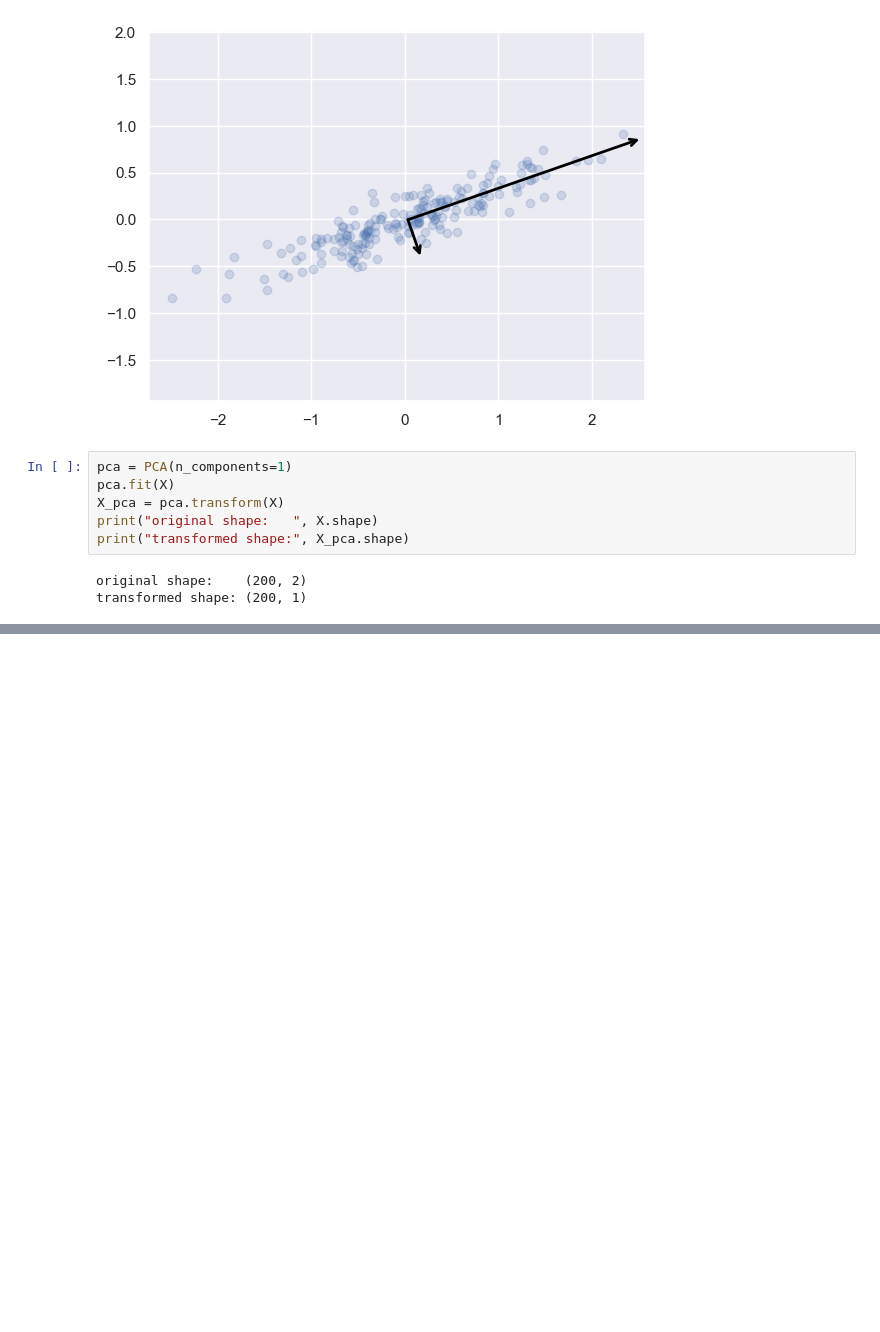
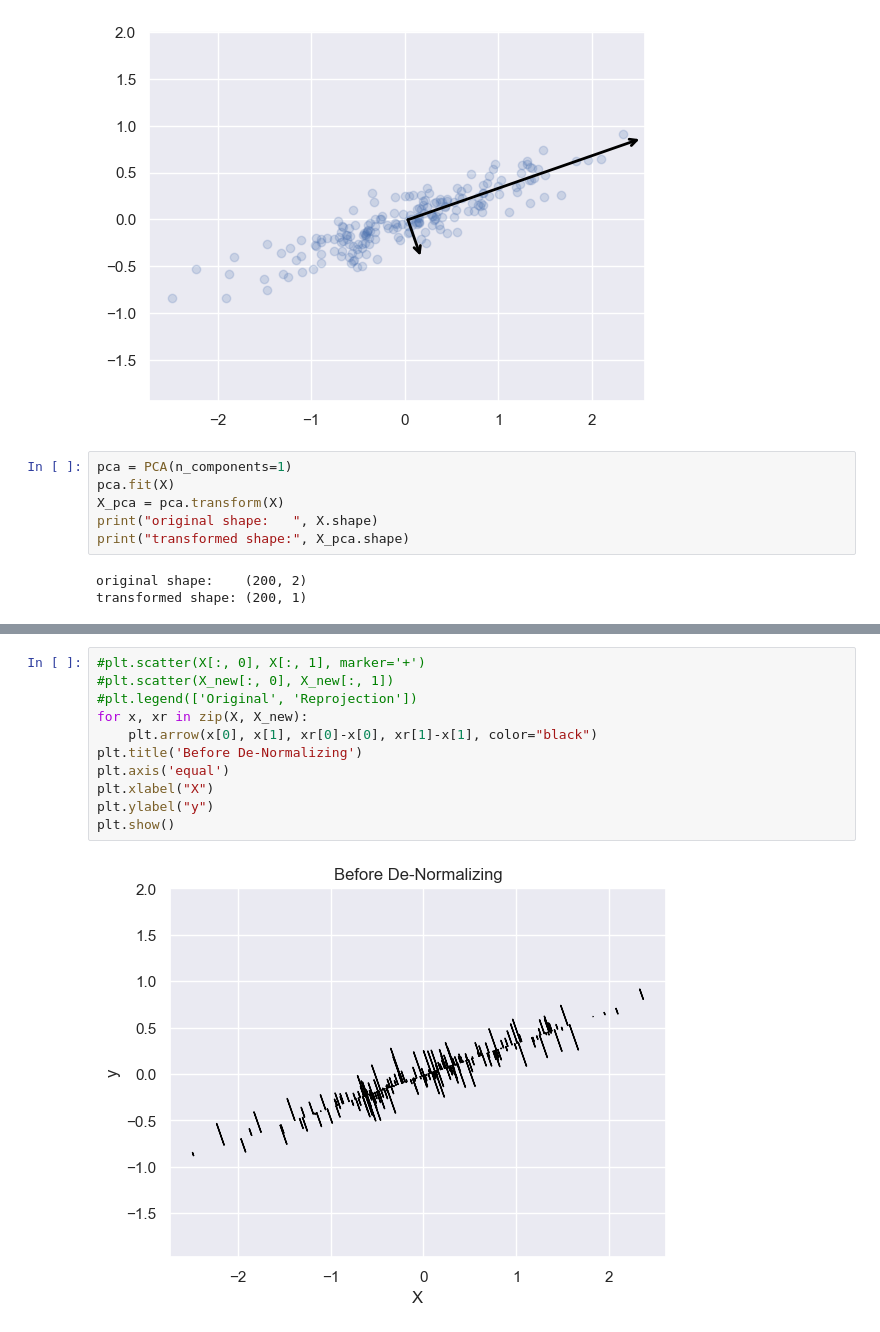
Before and after one commit to wilsbt/PCA, a Jupyter notebook: PCA_Simple_Example.ipynb, the cells around one changed output, grey strips where cells are left out. Cells and saved outputs as stored; diff of their text form; blank space fills up the shorter version.

```diff
--- a/PCA_Simple_Example.ipynb
+++ b/PCA_Simple_Example.ipynb
@@ -120,0 +143,13 @@ plt.savefig("pca_example.pdf")
+# %%
+#plt.scatter(X[:, 0], X[:, 1], marker='+')
+#plt.scatter(X_new[:, 0], X_new[:, 1])
+#plt.legend(['Original', 'Reprojection'])
+for x, xr in zip(X, X_new):
+    plt.arrow(x[0], x[1], xr[0]-x[0], xr[1]-x[1], color="black")
+plt.title('Before De-Normalizing')
+plt.axis('equal')
+plt.xlabel("X")
+plt.ylabel("y")
+plt.show()
+# %% [output]
+[figure, added]
```
Also changed, not shown: parts of 3 cells of this notebook, 3 other files.
